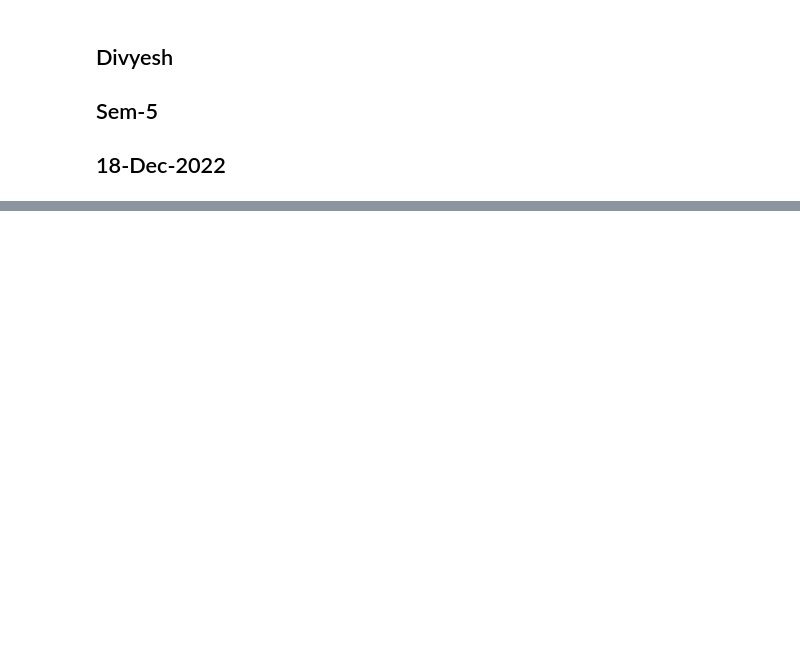
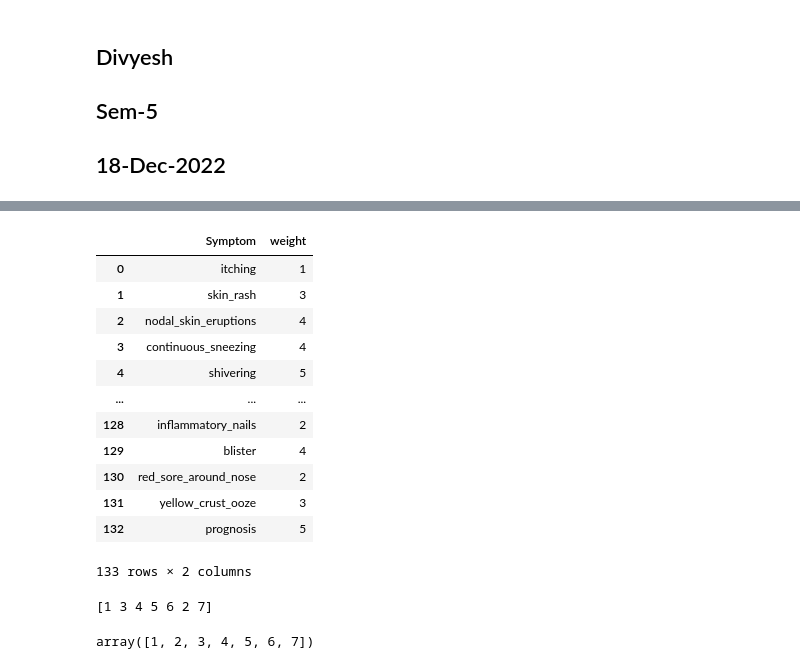
Before and after one commit to Divyesh230902/Disease-analysis, a Jupyter notebook: analyst.ipynb, the cells around one changed output, grey strips where cells are left out. Saved outputs shown, nothing was run; the diff lists cells and outputs as text; code cells hidden in the pictures; blank space fills up the shorter version.

```diff
--- a/analyst.ipynb
+++ b/analyst.ipynb
@@ -26,0 +82,26 @@ FileNotFoundError: [Errno 2] No such file or directory: 'symptom_severity.csv'
+# %%
+df_symptom_severity
+# %% [output]
+|  | Symptom | weight |
+| 0 | itching | 1 |
+| 1 | skin_rash | 3 |
+| 2 | nodal_skin_eruptions | 4 |
+| 3 | continuous_sneezing | 4 |
+| 4 | shivering | 5 |
+| ... | ... | ... |
+| 128 | inflammatory_nails | 2 |
+| 129 | blister | 4 |
+| 130 | red_sore_around_nose | 2 |
+| 131 | yellow_crust_ooze | 3 |
+| 132 | prognosis | 5 |
+133 rows × 2 columns
+# %%
+# df_symptom_severity['Symptom'].unique()
+severity = df_symptom_severity['weight'].unique()
+print(severity)
+# %% [output]
+[1 3 4 5 6 2 7]
+# %%
+np.sort(severity)
+# %% [output]
+array([1, 2, 3, 4, 5, 6, 7])
```
Also changed, not shown: parts of 14 cells of this notebook.
